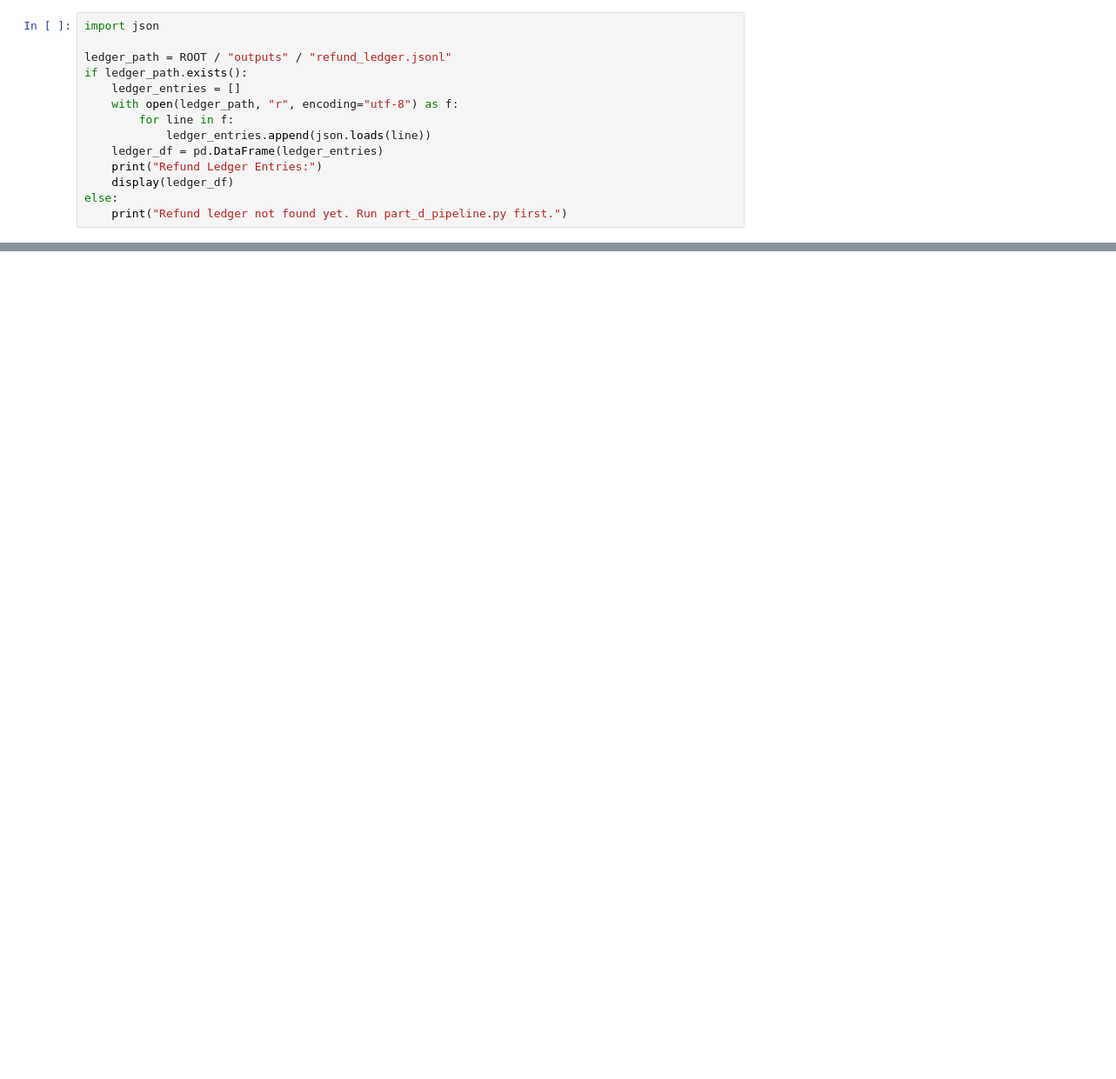
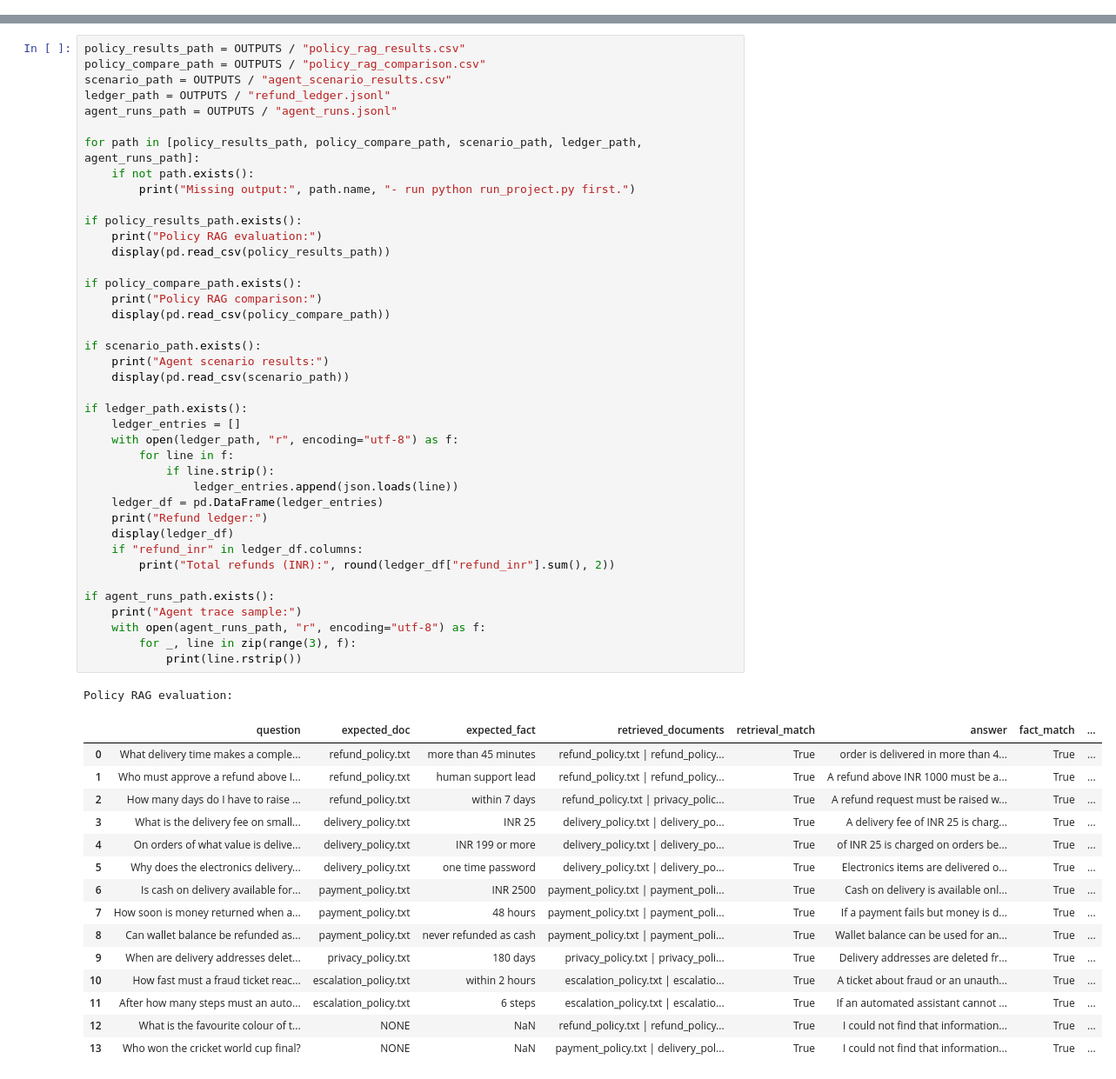
Before and after one commit to MariyaSilviya/instamart-customer-intelligence-copilot, a Jupyter notebook: Instamart_Copilot_Analysis.ipynb, the cells around one changed output, grey strips where cells are left out. Shown at 87% size. Saved outputs shown, nothing was run; the diff lists cells and outputs as text; blank space fills up the shorter version.

```diff
--- a/Instamart_Copilot_Analysis.ipynb
+++ b/Instamart_Copilot_Analysis.ipynb
@@ -122,14 +106,0 @@ Inspecting automated agent trace logs and the refund ledger.
-# %%
-import json
-
-ledger_path = ROOT / "outputs" / "refund_ledger.jsonl"
-if ledger_path.exists():
-    ledger_entries = []
-    with open(ledger_path, "r", encoding="utf-8") as f:
-        for line in f:
-            ledger_entries.append(json.loads(line))
-    ledger_df = pd.DataFrame(ledger_entries)
-    print("Refund Ledger Entries:")
-    display(ledger_df)
-else:
-    print("Refund ledger not found yet. Run part_d_pipeline.py first.")
@@ -141,0 +319,57 @@ Error:
+# %%
+policy_results_path = OUTPUTS / "policy_rag_results.csv"
+policy_compare_path = OUTPUTS / "policy_rag_comparison.csv"
+scenario_path = OUTPUTS / "agent_scenario_results.csv"
+ledger_path = OUTPUTS / "refund_ledger.jsonl"
+agent_runs_path = OUTPUTS / "agent_runs.jsonl"
+
+for path in [policy_results_path, policy_compare_path, scenario_path, ledger_path, agent_runs_path]:
+    if not path.exists():
+        print("Missing output:", path.name, "- run python run_project.py first.")
+
+if policy_results_path.exists():
+    print("Policy RAG evaluation:")
+    display(pd.read_csv(policy_results_path))
+
+if policy_compare_path.exists():
+    print("Policy RAG comparison:")
+    display(pd.read_csv(policy_compare_path))
+
+if scenario_path.exists():
+    print("Agent scenario results:")
+    display(pd.read_csv(scenario_path))
+
+if ledger_path.exists():
+    ledger_entries = []
+    with open(ledger_path, "r", encoding="utf-8") as f:
+        for line in f:
+            if line.strip():
+                ledger_entries.append(json.loads(line))
+    ledger_df = pd.DataFrame(ledger_entries)
+    print("Refund ledger:")
+    display(ledger_df)
+    if "refund_inr" in ledger_df.columns:
+        print("Total refunds (INR):", round(ledger_df["refund_inr"].sum(), 2))
+
+if agent_runs_path.exists():
+    print("Agent trace sample:")
+    with open(agent_runs_path, "r", encoding="utf-8") as f:
+        for _, line in zip(range(3), f):
+            print(line.rstrip())
+# %% [output]
+Policy RAG evaluation:
+|  | question | expected_doc | expected_fact | retrieved_documents | retrieval_match | answer | fact_match | ... |
+| 0 | What delivery time makes a comple... | refund_policy.txt | more than 45 minutes | refund_policy.txt | refund_policy... | True | order is delivered in more than 4... | True | ... |
+| 1 | Who must approve a refund above I... | refund_policy.txt | human support lead | refund_policy.txt | refund_policy... | True | A refund above INR 1000 must be a... | True | ... |
+| 2 | How many days do I have to raise ... | refund_policy.txt | within 7 days | refund_policy.txt | privacy_polic... | True | A refund request must be raised w... | True | ... |
+| 3 | What is the delivery fee on small... | delivery_policy.txt | INR 25 | delivery_policy.txt | delivery_po... | True | A delivery fee of INR 25 is charg... | True | ... |
+| 4 | On orders of what value is delive... | delivery_policy.txt | INR 199 or more | delivery_policy.txt | delivery_po... | True | of INR 25 is charged on orders be... | True | ... |
+| 5 | Why does the electronics delivery... | delivery_policy.txt | one time password | delivery_policy.txt | delivery_po... | True | Electronics items are delivered o... | True | ... |
+| 6 | Is cash on delivery available for... | payment_policy.txt | INR 2500 | payment_policy.txt | payment_poli... | True | Cash on delivery is available onl... | True | ... |
+| 7 | How soon is money returned when a... | payment_policy.txt | 48 hours | payment_policy.txt | payment_poli... | True | If a payment fails but money is d... | True | ... |
+| 8 | Can wallet balance be refunded as... | payment_policy.txt | never refunded as cash | payment_policy.txt | payment_poli... | True | Wallet balance can be used for an... | True | ... |
+| 9 | When are delivery addresses delet... | privacy_policy.txt | 180 days | privacy_policy.txt | privacy_poli... | True | Delivery addresses are deleted fr... | True | ... |
+| 10 | How fast must a fraud ticket reac... | escalation_policy.txt | within 2 hours | escalation_policy.txt | escalatio... | True | A ticket about fraud or an unauth... | True | ... |
+| 11 | After how many steps must an auto... | escalation_policy.txt | 6 steps | escalation_policy.txt | escalatio... | True | If an automated assistant cannot ... | True | ... |
+| 12 | What is the favourite colour of t... | NONE | NaN | refund_policy.txt | refund_policy... | True | I could not find that information... | True | ... |
+| 13 | Who won the cricket world cup final? | NONE | NaN | payment_policy.txt | delivery_pol... | True | I could not find that information... | True | ... |
```
Also changed, not shown: parts of 20 cells of this notebook, 4 other files.
